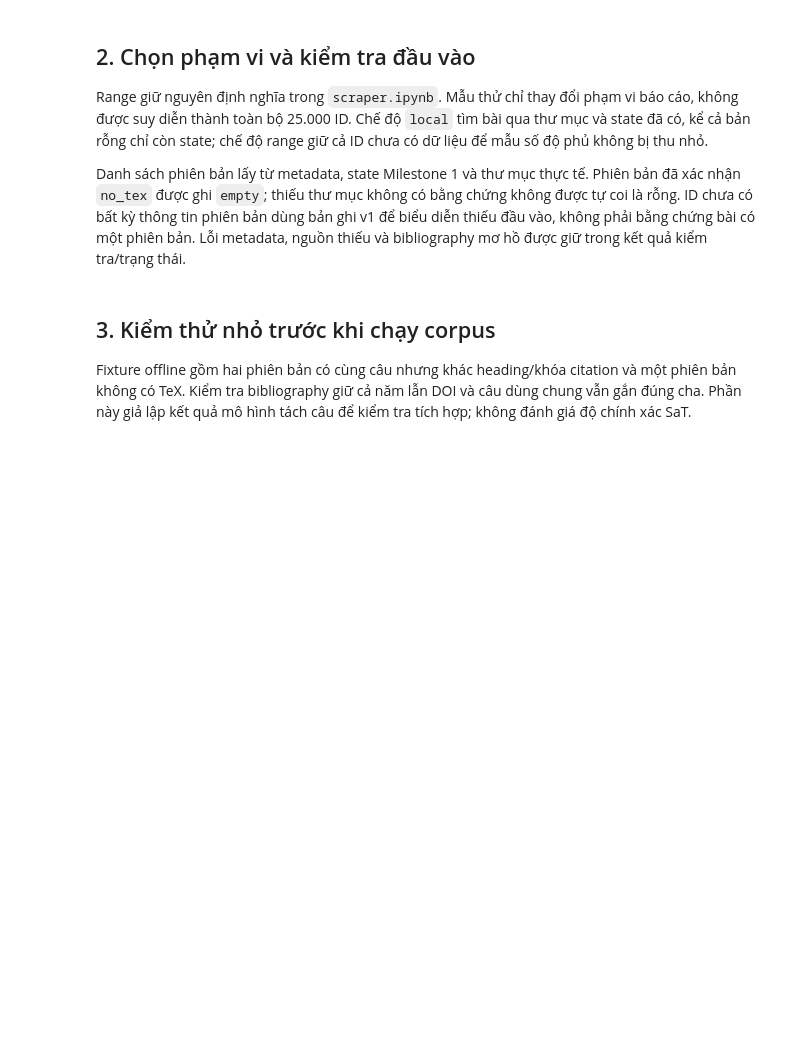
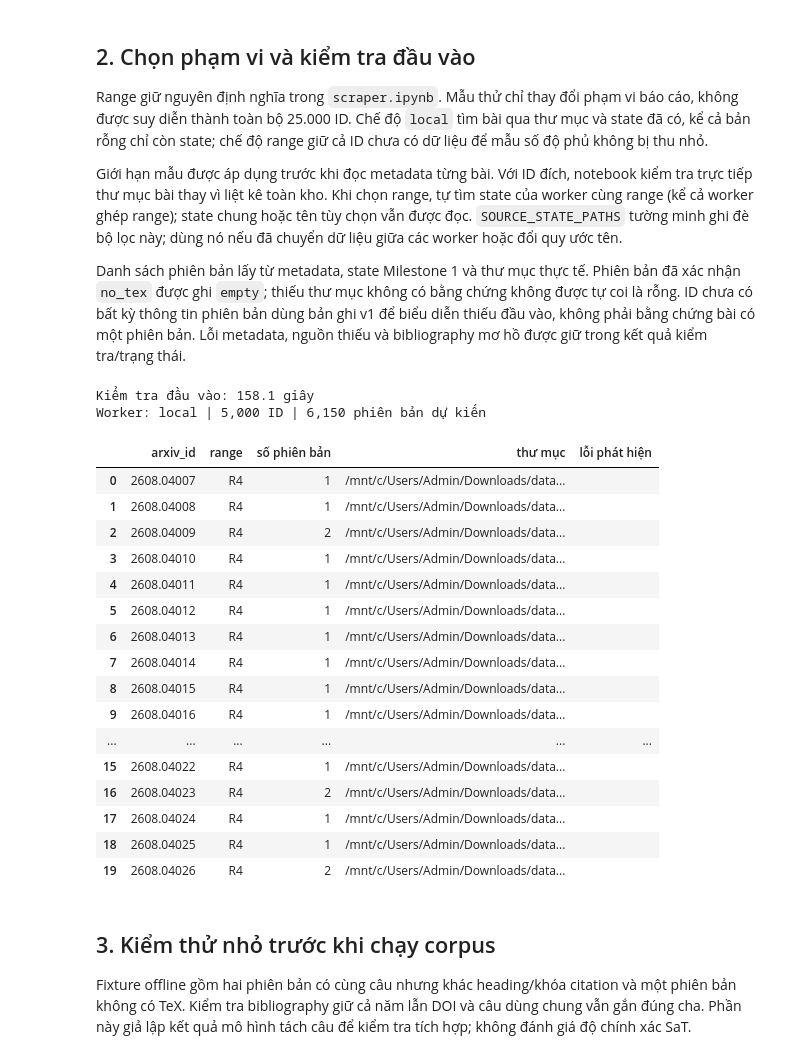
Before and after one commit to DuyNhat1705/Intro2DS-Group3-Source, a Jupyter notebook: src/parser.ipynb, the cells around one changed output. Saved outputs shown, nothing was run; the diff lists cells and outputs as text; code cells hidden in the pictures; blank space fills up the shorter version.

```diff
--- a/src/parser.ipynb
+++ b/src/parser.ipynb
@@ -19,7 +19,7 @@ RANGES = {
     4: ("2608", 4007, 9006),
     5: ("2511", 6709, 11708),
 }
-RUN_RANGES = "local"          # [3], [1, 2], "all" hoặc "local" (tìm bài từ thư mục/state)
+RUN_RANGES = [4]          # [3], [1, 2], "all" hoặc "local" (tìm bài từ thư mục/state)
 SAMPLE_N = None             # số ID đầu mỗi range; None = toàn bộ; local: giới hạn tổng số bài
 WORKER = None             # None: tự đặt theo range; dùng tên khác nhau nếu chạy đồng thời
 
@@ -29,15 +29,19 @@ BRANCH = "main"           # Colab clone nhánh đã có các module parser
 INSTALL_DEPENDENCIES = None  # None: tự cài trên Colab, chỉ kiểm tra trên local
 MOUNT_DRIVE = True
 DRIVE_PROJECT_DIR = "/content/drive/MyDrive/Intro2DS-Group3"
-DATA_DIR_OVERRIDE = None     # ví dụ r"C:/Intro2DS-Group3-Source/data"
+DATA_DIR_OVERRIDE = None    # ví dụ r"C:/Intro2DS-Group3-Source/data"
 OUTPUT_DIR_OVERRIDE = None   # mặc định statistics_data/parser, tách khỏi output scraper
-SOURCE_STATE_PATHS = None    # None: tự đọc data/source_state.json và data/.state/**/source_state.json
+SOURCE_STATE_PATHS = None    # None: tự tìm state; chọn range thì bỏ worker range không liên quan
 
 RUN_SMOKE_TEST = True
 RUN_PIPELINE = True
-RESUME = True               # chỉ dùng lại checkpoint ok/empty khi nguồn, mã và tùy chọn không đổi
+RESUME = True               # dùng lại checkpoint ok/empty/partial hợp lệ
+RETRY_PARTIAL = False        # True: chủ động parse lại partial dù nguồn không đổi
+CHECKPOINT_VALIDATION = "fast"  # "fast": size/mtime, đổi thì hash; "full": luôn hash nội dung
+DEBUG_REPORTS = False        # True: thêm báo cáo chi tiết, lịch sử RAM/timing và warnings tổng hợp
 ENABLE_ENRICHMENT = False   # mặc định offline; True cho phép CrossRef và LLM nếu đã có key
 FUZZY_THRESHOLD = 0.92
+SENTENCE_CACHE_MB = 4       # MiB cache dự đoán câu trong mỗi bài; 0 tắt cache; không gồm RAM mô hình
 NUM_WORKERS = "auto"        # tự chọn theo CPU/RAM; 1 = tuần tự; số nguyên = giới hạn mong muốn
 MAX_WORKERS = None          # giới hạn thêm số tiến trình; None = dùng giới hạn CPU
 ADAPTIVE_RAM = True         # tự điều chỉnh lượng công việc và thu hồi worker rảnh khi thiếu RAM
@@ -46,8 +50,7 @@ RAM_PER_WORKER_GB = 1.5     # mức dự trù tối thiểu mỗi worker, sẽ t
 RAM_WAIT_TIMEOUT_SEC = 60   # hết thời gian chờ RAM thì lưu phần đã xong, để phần còn lại chạy tiếp sau
 MAX_RUN_HOURS = 11.0        # kiểm tra giữa các bài; None = không giới hạn
 MONITOR_EVERY_SEC = 1.0
-DISK_EVERY_PAPERS = 100
-REPORT_ALL_WORKERS = False  # ghép số liệu các worker sau khi đã gom output về cùng thư mục
+DISK_EVERY_PAPERS = None    # chỉ dùng khi DEBUG_REPORTS=True; None: quét cuối phiên
 # %% [markdown]
 ## 1. Cách chạy trên local và Google Colab
 
@@ -144,42 +187,67 @@ print("Đầu ra:", OUTPUT_DIR)
 
 Range giữ nguyên định nghĩa trong `scraper.ipynb`. Mẫu thử chỉ thay đổi phạm vi báo cáo, không được suy diễn thành toàn bộ 25.000 ID. Chế độ `local` tìm bài qua thư mục và state đã có, kể cả bản rỗng chỉ còn state; chế độ range giữ cả ID chưa có dữ liệu để mẫu số độ phủ không bị thu nhỏ.
 
+Giới hạn mẫu được áp dụng trước khi đọc metadata từng bài. Với ID đích, notebook kiểm tra trực tiếp thư mục bài thay vì liệt kê toàn kho. Khi chọn range, tự tìm state của worker cùng range (kể cả worker ghép range); state chung hoặc tên tùy chọn vẫn được đọc. `SOURCE_STATE_PATHS` tường minh ghi đè bộ lọc này; dùng nó nếu đã chuyển dữ liệu giữa các worker hoặc đổi quy ước tên.
+
 Danh sách phiên bản lấy từ metadata, state Milestone 1 và thư mục thực tế. Phiên bản đã xác nhận `no_tex` được ghi `empty`; thiếu thư mục không có bằng chứng không được tự coi là rỗng. ID chưa có bất kỳ thông tin phiên bản dùng bản ghi v1 để biểu diễn thiếu đầu vào, không phải bằng chứng bài có một phiên bản. Lỗi metadata, nguồn thiếu và bibliography mơ hồ được giữ trong kết quả kiểm tra/trạng thái.
 # %%
+import time
+discovery_started = time.perf_counter()
+
 if SAMPLE_N is not None and (type(SAMPLE_N) is not int or SAMPLE_N <= 0):
     raise ValueError("SAMPLE_N phải là số nguyên dương hoặc None.")
 if RUN_RANGES == "local":
     selected_ranges = []
-    jobs = discover_publications(DATA_DIR, source_state_paths=SOURCE_STATE_PATHS)
-    if SAMPLE_N is not None:
-        jobs = jobs[:SAMPLE_N]
+    jobs = discover_publications(DATA_DIR, source_state_paths=SOURCE_STATE_PATHS, limit=SAMPLE_N)
 else:
     selected_ranges = sorted(RANGES) if RUN_RANGES == "all" else list(RUN_RANGES)
     if not selected_ranges or len(set(selected_ranges)) != len(selected_ranges) or any(r not in RANGES for r in selected_ranges):
         raise ValueError("RUN_RANGES phải là danh sách range hợp lệ, 'all' hoặc 'local'.")
     targets = []
     for r in selected_ranges:
         month, first, last = RANGES[r]
         end = last + 1 if SAMPLE_N is None else min(last + 1, first + SAMPLE_N)
         targets.extend(f"{month}.{number:05d}" for number in range(first, end))
     if len(targets) != len(set(targets)):
         raise ValueError("Định nghĩa các range đang chồng lấn.")
-    jobs = discover_publications(DATA_DIR, target_ids=targets, source_state_paths=SOURCE_STATE_PATHS)
+    jobs = discover_publications(DATA_DIR, target_ids=targets, source_state_paths=SOURCE_STATE_PATHS,
+                                 state_ranges=[f"R{r}" for r in selected_ranges])
 
 def range_label(arxiv_id):
     for r, (month, first, last) in RANGES.items():
         if arxiv_id.startswith(month + ".") and arxiv_id.split(".")[-1].isdigit() and first <= int(arxiv_id.split(".")[-1]) <= last:
             return f"R{r}"
     return "local"
 
 for job in jobs:
     job["range"] = range_label(job["arxiv_id"])
 WORKER_NAME = WORKER or ("local" if RUN_RANGES == "local" else "+".join(f"R{r}" for r in selected_ranges))
+print(f"Kiểm tra đầu vào: {time.perf_counter() - discovery_started:.1f} giây")
 print(f"Worker: {WORKER_NAME} | {len(jobs):,} ID | {sum(len(j['version_dirs']) for j in jobs):,} phiên bản dự kiến")
 preview = [{"arxiv_id": j["arxiv_id"], "range": j["range"], "số phiên bản": len(j["version_dirs"]),
             "thư mục": str(j.get("paper_dir") or "chưa có"), "lỗi phát hiện": "; ".join(j.get("discovery_errors", []))}
            for j in jobs[:20]]
 display(pd.DataFrame(preview))
+# %% [output]
+Kiểm tra đầu vào: 158.1 giây
+Worker: local | 5,000 ID | 6,150 phiên bản dự kiến
+|  | arxiv_id | range | số phiên bản | thư mục | lỗi phát hiện |
+| 0 | 2608.04007 | R4 | 1 | /mnt/c/Users/Admin/Downloads/data... |  |
+| 1 | 2608.04008 | R4 | 1 | /mnt/c/Users/Admin/Downloads/data... |  |
+| 2 | 2608.04009 | R4 | 2 | /mnt/c/Users/Admin/Downloads/data... |  |
+| 3 | 2608.04010 | R4 | 1 | /mnt/c/Users/Admin/Downloads/data... |  |
+| 4 | 2608.04011 | R4 | 1 | /mnt/c/Users/Admin/Downloads/data... |  |
+| 5 | 2608.04012 | R4 | 1 | /mnt/c/Users/Admin/Downloads/data... |  |
+| 6 | 2608.04013 | R4 | 1 | /mnt/c/Users/Admin/Downloads/data... |  |
+| 7 | 2608.04014 | R4 | 1 | /mnt/c/Users/Admin/Downloads/data... |  |
+| 8 | 2608.04015 | R4 | 1 | /mnt/c/Users/Admin/Downloads/data... |  |
+| 9 | 2608.04016 | R4 | 1 | /mnt/c/Users/Admin/Downloads/data... |  |
+| ... | ... | ... | ... | ... | ... |
+| 15 | 2608.04022 | R4 | 1 | /mnt/c/Users/Admin/Downloads/data... |  |
+| 16 | 2608.04023 | R4 | 2 | /mnt/c/Users/Admin/Downloads/data... |  |
+| 17 | 2608.04024 | R4 | 1 | /mnt/c/Users/Admin/Downloads/data... |  |
+| 18 | 2608.04025 | R4 | 1 | /mnt/c/Users/Admin/Downloads/data... |  |
+| 19 | 2608.04026 | R4 | 2 | /mnt/c/Users/Admin/Downloads/data... |  |
 # %% [markdown]
 ## 3. Kiểm thử nhỏ trước khi chạy corpus
 
```
Also changed, not shown: parts of 12 cells of this notebook, 8 other files.
